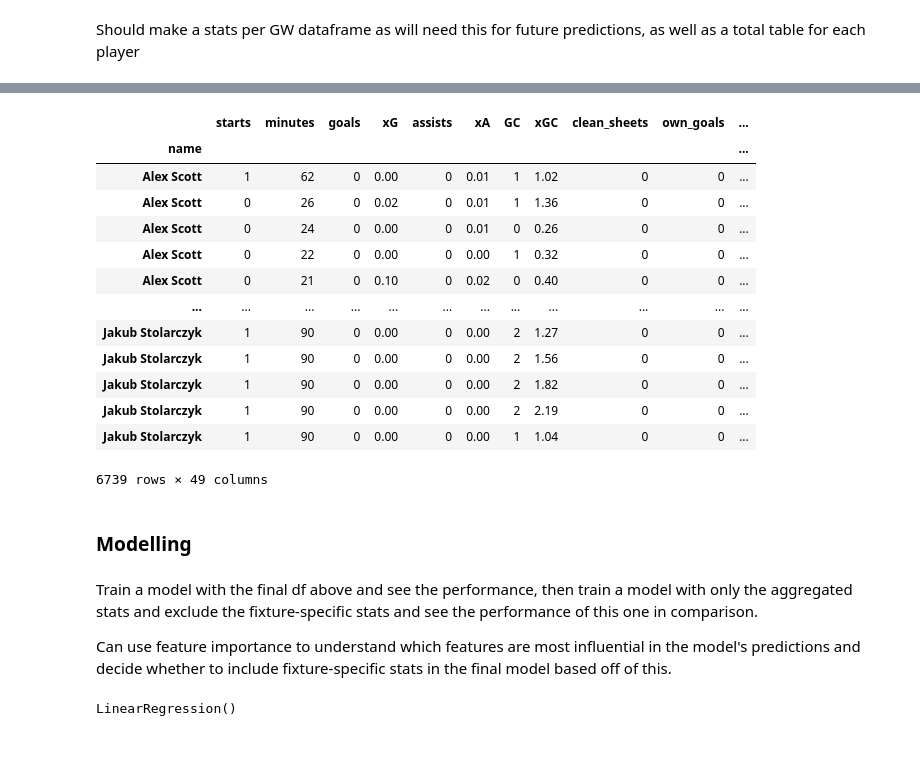
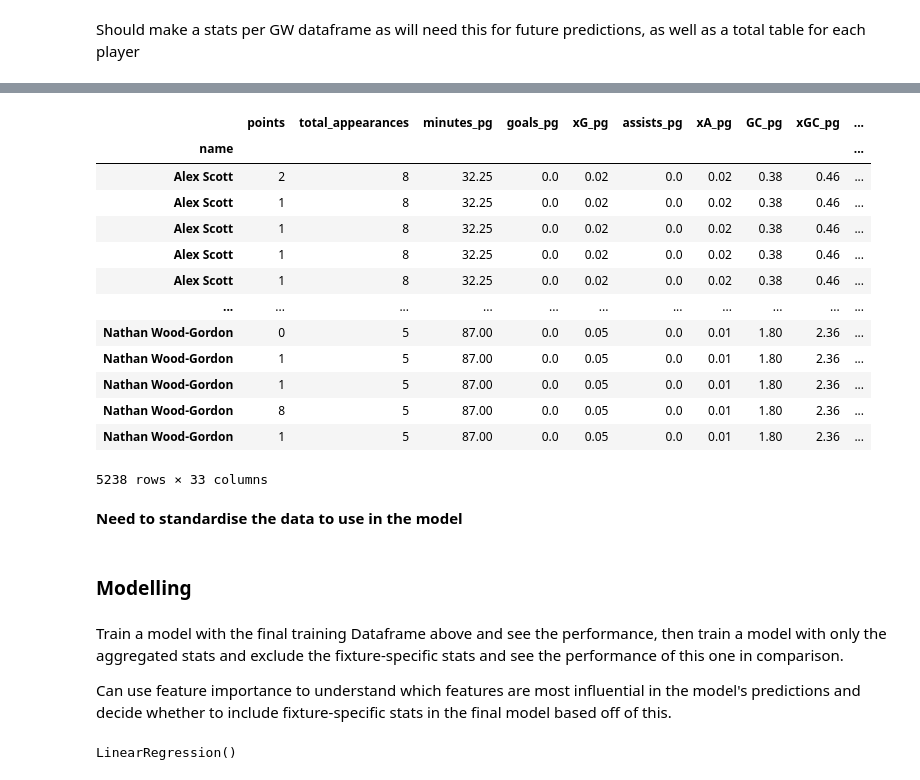
Before and after one commit to mattfurey1/fpl_points_predictor, a Jupyter notebook: project.ipynb, the cells around one changed output, grey strips where cells are left out. Saved outputs shown, nothing was run; the diff lists cells and outputs as text; code cells hidden in the pictures; blank space fills up the shorter version.

```diff
--- a/project.ipynb
+++ b/project.ipynb
@@ -391,7 +373,7 @@ per_game_totals_df
 # %% [markdown]
 Should make a stats per GW dataframe as will need this for future predictions, as well as a total table for each player
 # %%
-fpl_players = fpl.copy()
+fpl_players = training_df.copy()
 fpl_players.head()
 # %% [output]
 |  | GW | round | fixture | name | position | team | opponent_team | starts | minutes | goals | ... |
@@ -448,3 +430,4 @@ player_stats.head()
 # %%
 # remove players who did not make any appearance
-player_stats = player_stats.loc[(player_stats['appearance'] > 0)].copy()
+player_stats = player_stats.loc[(player_stats['appearance'] > 0)].copy().reset_index(drop=True)
+player_stats
@@ -522,0 +498,3 @@ model_df
+# %%
+model_training_df = training_df[['GW', 'fixture', 'name', 'position', 'team', 'opponent', 'points']].copy()
+model_training_df
@@ -533,6 +525,6 @@ pg_player_stats = pg_player_stats.loc[(pg_player_stats['total_appearances'] >= m
 # %%
 # using an inner join to only include players who have played a minimum amount of games
 # this is because players who have played less games will have a higher bias towards their per game stats
-gw_player_joined = pd.merge(model_df, pg_player_stats, how='inner', on=['name', 'team', 'position'], suffixes=(None, '_player'))
+gw_player_joined = pd.merge(model_training_df, pg_player_stats, how='inner', on=['name', 'team', 'position'], suffixes=(None, '_player'))
 gw_player_joined
 # %% [output]
@@ -590,34 +582,36 @@ gw_opponent_joined
 # %%
 # remove categorical and indetifier variables from the final model dataframe
-final_model_df = gw_opponent_joined.drop(columns=["GW", "fixture", "team", "opponent", "team_opponent"])
+final_model_training_df = gw_opponent_joined.drop(columns=["GW", "fixture", "team", "opponent", "team_opponent"])
 
 # set the index of the df as the player, so we can map the predicted points to a player for a fixture
-final_model_df = final_model_df.set_index('name')
+final_model_training_df = final_model_training_df.set_index('name')
 
 # get dummy variables for the position column
-final_model_df = pd.get_dummies(final_model_df, columns=['position'], dtype=float)
+final_model_training_df = pd.get_dummies(final_model_training_df, columns=['position'], dtype=float)
 
 # this should be the final dataframe to use for the model
-final_model_df
+final_model_training_df
 # %% [output]
-|  | starts | minutes | goals | xG | assists | xA | GC | xGC | clean_sheets | own_goals | ... |
-| name |  |  |  |  |  |  |  |  |  |  | ... |
-| Alex Scott | 1 | 62 | 0 | 0.00 | 0 | 0.01 | 1 | 1.02 | 0 | 0 | ... |
-| Alex Scott | 0 | 26 | 0 | 0.02 | 0 | 0.01 | 1 | 1.36 | 0 | 0 | ... |
-| Alex Scott | 0 | 24 | 0 | 0.00 | 0 | 0.01 | 0 | 0.26 | 0 | 0 | ... |
-| Alex Scott | 0 | 22 | 0 | 0.00 | 0 | 0.00 | 1 | 0.32 | 0 | 0 | ... |
-| Alex Scott | 0 | 21 | 0 | 0.10 | 0 | 0.02 | 0 | 0.40 | 0 | 0 | ... |
-| ... | ... | ... | ... | ... | ... | ... | ... | ... | ... | ... | ... |
-| Jakub Stolarczyk | 1 | 90 | 0 | 0.00 | 0 | 0.00 | 2 | 1.27 | 0 | 0 | ... |
-| Jakub Stolarczyk | 1 | 90 | 0 | 0.00 | 0 | 0.00 | 2 | 1.56 | 0 | 0 | ... |
-| Jakub Stolarczyk | 1 | 90 | 0 | 0.00 | 0 | 0.00 | 2 | 1.82 | 0 | 0 | ... |
-| Jakub Stolarczyk | 1 | 90 | 0 | 0.00 | 0 | 0.00 | 2 | 2.19 | 0 | 0 | ... |
-| Jakub Stolarczyk | 1 | 90 | 0 | 0.00 | 0 | 0.00 | 1 | 1.04 | 0 | 0 | ... |
+|  | points | total_appearances | minutes_pg | goals_pg | xG_pg | assists_pg | xA_pg | GC_pg | xGC_pg | ... |
+| name |  |  |  |  |  |  |  |  |  | ... |
+| Alex Scott | 2 | 8 | 32.25 | 0.0 | 0.02 | 0.0 | 0.02 | 0.38 | 0.46 | ... |
+| Alex Scott | 1 | 8 | 32.25 | 0.0 | 0.02 | 0.0 | 0.02 | 0.38 | 0.46 | ... |
+| Alex Scott | 1 | 8 | 32.25 | 0.0 | 0.02 | 0.0 | 0.02 | 0.38 | 0.46 | ... |
+| Alex Scott | 1 | 8 | 32.25 | 0.0 | 0.02 | 0.0 | 0.02 | 0.38 | 0.46 | ... |
+| Alex Scott | 1 | 8 | 32.25 | 0.0 | 0.02 | 0.0 | 0.02 | 0.38 | 0.46 | ... |
+| ... | ... | ... | ... | ... | ... | ... | ... | ... | ... | ... |
+| Nathan Wood-Gordon | 0 | 5 | 87.00 | 0.0 | 0.05 | 0.0 | 0.01 | 1.80 | 2.36 | ... |
+| Nathan Wood-Gordon | 1 | 5 | 87.00 | 0.0 | 0.05 | 0.0 | 0.01 | 1.80 | 2.36 | ... |
+| Nathan Wood-Gordon | 1 | 5 | 87.00 | 0.0 | 0.05 | 0.0 | 0.01 | 1.80 | 2.36 | ... |
+| Nathan Wood-Gordon | 8 | 5 | 87.00 | 0.0 | 0.05 | 0.0 | 0.01 | 1.80 | 2.36 | ... |
+| Nathan Wood-Gordon | 1 | 5 | 87.00 | 0.0 | 0.05 | 0.0 | 0.01 | 1.80 | 2.36 | ... |
-6739 rows × 49 columns
+5238 rows × 33 columns
+# %% [markdown]
+**Need to standardise the data to use in the model**
 # %% [markdown]
 ### Modelling
 # %% [markdown]
-Train a model with the final df above and see the performance, then train a model with only the aggregated stats and exclude the fixture-specific stats and see the performance of this one in comparison.
+Train a model with the final training Dataframe above and see the performance, then train a model with only the aggregated stats and exclude the fixture-specific stats and see the performance of this one in comparison.
 
 Can use feature importance to understand which features are most influential in the model's predictions and decide whether to include fixture-specific stats in the final model based off of this.
 # %%
```
Also changed, not shown: parts of 46 cells of this notebook, 2 other files.
